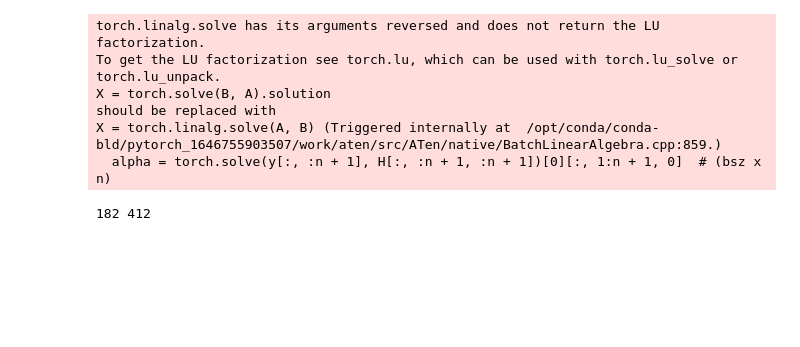
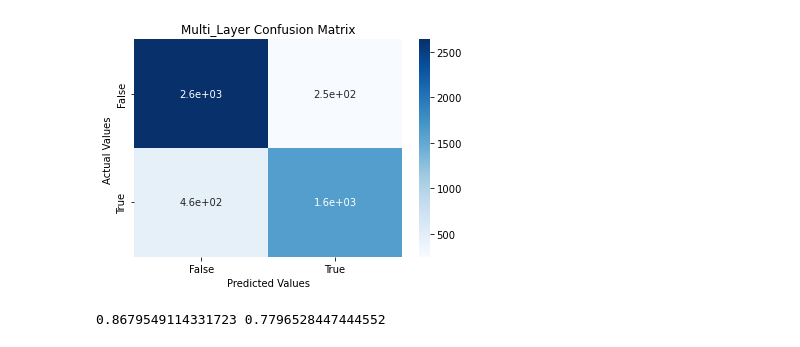
Before and after one commit to ololiti/deqs, a Jupyter notebook: Error_Analysis.ipynb, the cells around one changed output. Saved outputs shown, nothing was run; the diff lists cells and outputs as text; code cells hidden in the pictures; blank space fills up the shorter version.

Commit message:
Confusion Matrix and Precision and Recall

```diff
--- a/Error_Analysis.ipynb
+++ b/Error_Analysis.ipynb
@@ -48,21 +51,0 @@ print(fp, fn)
-# %%
-deq_state = torch.load('deqmodel.pth')
-deq = deqmodel.NeuralNetwork().to(deqmodel.device)
-deq.load_state_dict(deq_state)
-deq.eval()
-with torch.no_grad():
-    pred = deq(X)
-# %% [output]
-torch.linalg.solve has its arguments reversed and does not return the LU factorization.
-To get the LU factorization see torch.lu, which can be used with torch.lu_solve or torch.lu_unpack.
-X = torch.solve(B, A).solution
-should be replaced with
-X = torch.linalg.solve(A, B) (Triggered internally at  /opt/conda/conda-bld/pytorch_1646755903507/work/aten/src/ATen/native/BatchLinearAlgebra.cpp:859.)
-  alpha = torch.solve(y[:, :n + 1], H[:, :n + 1, :n + 1])[0][:, 1:n + 1, 0]  # (bsz x n)
-# %%
-bool_arr = pred > 0
-prediction = torch.Tensor([1 if x else 0 for x in bool_arr]).to(device)
-tp, tn, fp, fn, fpx, fnx = stats(X, y, prediction)
-print(fp, fn)
-# %% [output]
-182 412
@@ -68,0 +94,30 @@ print(fp, fn)
+# %%
+cf_matrix, fpx, fnx = getStats("mlmodel", data)
+cf_matrix1, fpx1, fnx1 = getStats("basemodel", data)
+cf_matrix2, fpx2, fnx2 = getStats("deqmodel", data)
+cf_matrix3, fpx3, fnx3 = getStats("naivemodel", data)
+# %%
+def getMetric(cf):
+    precision = cf[1,1]/(cf[1,1] + cf[0,1])
+    recall = cf[1,1]/(cf[1,1] + cf[1,0])
+    return precision, recall
+# %%
+def plot_confusion_matrix(cf_matrix, title):
+    ax = sns.heatmap(cf_matrix, annot=True, cmap='Blues')
+    ax.set_title(title);
+    ax.set_xlabel('Predicted Values')
+    ax.set_ylabel('Actual Values ');
+
+    ## Ticket labels - List must be in alphabetical order
+    ax.xaxis.set_ticklabels(['False','True'])
+    ax.yaxis.set_ticklabels(['False','True'])
+
+    ## Display the visualization of the Confusion Matrix.
+    plt.show()
+# %%
+plot_confusion_matrix(cf_matrix, "Multi_Layer Confusion Matrix")
+precision, recall = getMetric(cf_matrix)
+print(precision, recall)
+# %% [output]
+[figure, added]
+0.8679549114331723 0.7796528447444552
```
Also changed, not shown: parts of 11 cells of this notebook.
